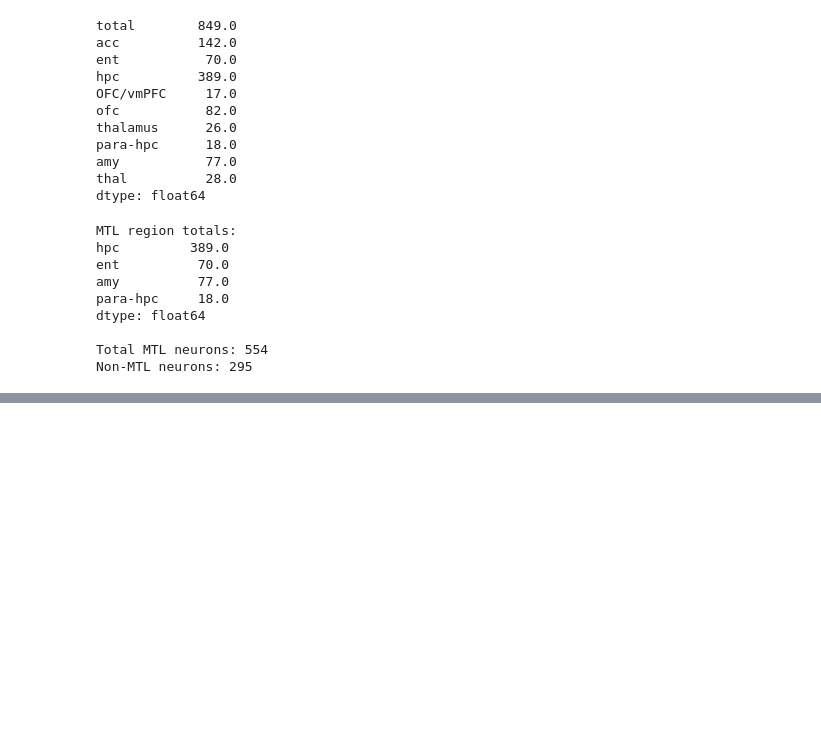
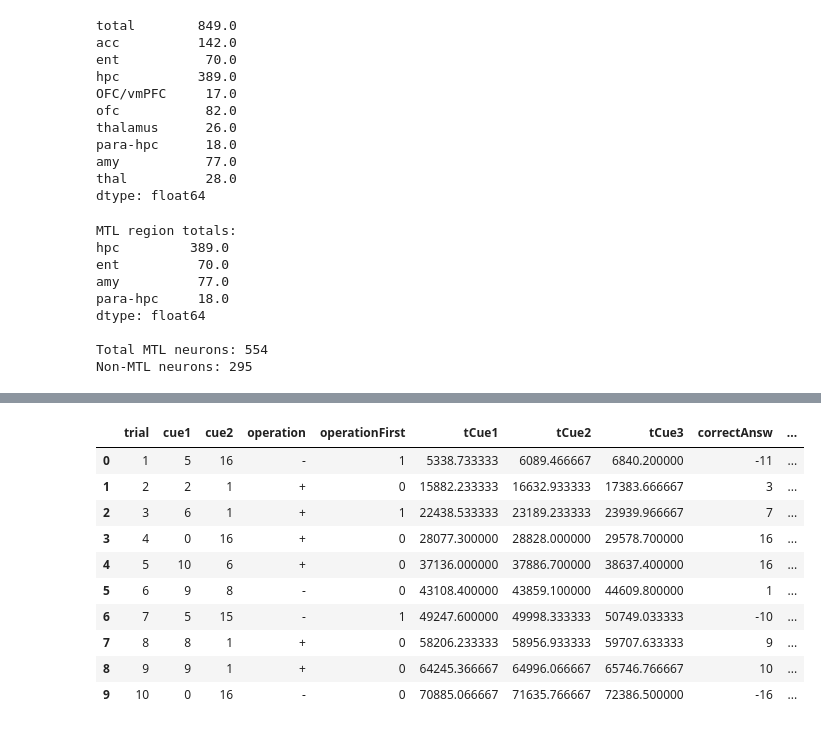
Before and after one commit to Shafiq-Abdu/number-simplex-reproduction, a Jupyter notebook: notebooks/01_explore_data.ipynb, the cells around one changed output, grey strips where cells are left out. Saved outputs shown, nothing was run; the diff lists cells and outputs as text; code cells hidden in the pictures; blank space fills up the shorter version.

```diff
--- a/notebooks/01_explore_data.ipynb
+++ b/notebooks/01_explore_data.ipynb
@@ -780,0 +835,33 @@ Non-MTL neurons: 295
+# %%
+# Load YFF arithmetic behavior
+yff = pd.read_csv(
+    "../data/raw/YFF/arithmetic/photoBehavEvents.csv"
+)
+
+cols = [
+    "trial",
+    "cue1",
+    "cue2",
+    "operation",
+    "operationFirst",
+    "tCue1",
+    "tCue2",
+    "tCue3",
+    "correctAnsw",
+    "givenAnsw",
+    "correct"
+]
+
+yff[cols].head(10)
+# %% [output]
+|  | trial | cue1 | cue2 | operation | operationFirst | tCue1 | tCue2 | tCue3 | correctAnsw | ... |
+| 0 | 1 | 5 | 16 | - | 1 | 5338.733333 | 6089.466667 | 6840.200000 | -11 | ... |
+| 1 | 2 | 2 | 1 | + | 0 | 15882.233333 | 16632.933333 | 17383.666667 | 3 | ... |
+| 2 | 3 | 6 | 1 | + | 1 | 22438.533333 | 23189.233333 | 23939.966667 | 7 | ... |
+| 3 | 4 | 0 | 16 | + | 0 | 28077.300000 | 28828.000000 | 29578.700000 | 16 | ... |
+| 4 | 5 | 10 | 6 | + | 0 | 37136.000000 | 37886.700000 | 38637.400000 | 16 | ... |
+| 5 | 6 | 9 | 8 | - | 0 | 43108.400000 | 43859.100000 | 44609.800000 | 1 | ... |
+| 6 | 7 | 5 | 15 | - | 1 | 49247.600000 | 49998.333333 | 50749.033333 | -10 | ... |
+| 7 | 8 | 8 | 1 | + | 0 | 58206.233333 | 58956.933333 | 59707.633333 | 9 | ... |
+| 8 | 9 | 9 | 1 | + | 0 | 64245.366667 | 64996.066667 | 65746.766667 | 10 | ... |
+| 9 | 10 | 0 | 16 | - | 0 | 70885.066667 | 71635.766667 | 72386.500000 | -16 | ... |
```
Also changed, not shown: parts of 8 cells of this notebook.
